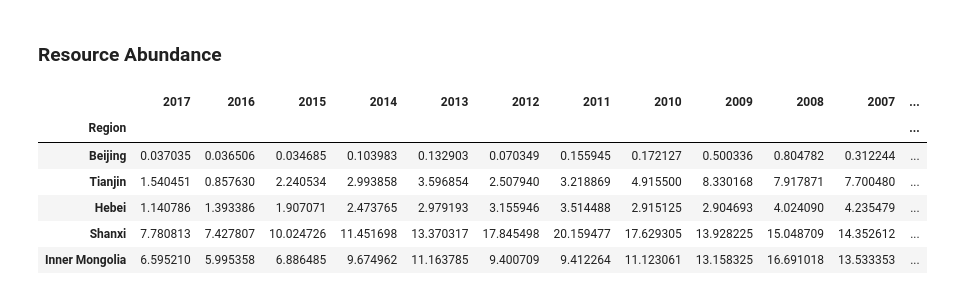
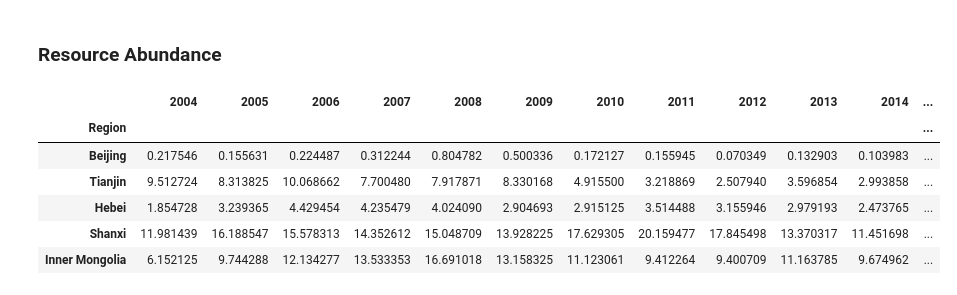
Before and after one commit to KaylaBai/Dissertation, a Jupyter notebook: Dissertation.ipynb, the cells around one changed output. Saved outputs shown, nothing was run; the diff lists cells and outputs as text; code cells hidden in the pictures.

```diff
--- a/Dissertation.ipynb
+++ b/Dissertation.ipynb
@@ -163,24 +161,23 @@ plt.show()
 # %% [markdown]
 ### Resource Abundance
-# %%
-import pandas as pd
-
-# 读取采矿业固定资产投资数据
-inv_mining = pd.read_csv('./0725data/fixedinv_mining.csv', index_col='Region')
-
-# 读取全社会固定资产总投资数据
-inv_all = pd.read_csv('./0725data/fixedinv_all.csv', index_col='Region')
-
-# 计算每一年各省采矿业固定资产投资占总投资的比重
-d = inv_mining.div(inv_all) * 100
-
-# 打印结果
-d.head()
-# %% [output]
-|  | 2017 | 2016 | 2015 | 2014 | 2013 | 2012 | 2011 | 2010 | 2009 | 2008 | 2007 | ... |
-| Region |  |  |  |  |  |  |  |  |  |  |  | ... |
-| Beijing | 0.037035 | 0.036506 | 0.034685 | 0.103983 | 0.132903 | 0.070349 | 0.155945 | 0.172127 | 0.500336 | 0.804782 | 0.312244 | ... |
-| Tianjin | 1.540451 | 0.857630 | 2.240534 | 2.993858 | 3.596854 | 2.507940 | 3.218869 | 4.915500 | 8.330168 | 7.917871 | 7.700480 | ... |
-| Hebei | 1.140786 | 1.393386 | 1.907071 | 2.473765 | 2.979193 | 3.155946 | 3.514488 | 2.915125 | 2.904693 | 4.024090 | 4.235479 | ... |
-| Shanxi | 7.780813 | 7.427807 | 10.024726 | 11.451698 | 13.370317 | 17.845498 | 20.159477 | 17.629305 | 13.928225 | 15.048709 | 14.352612 | ... |
-| Inner Mongolia | 6.595210 | 5.995358 | 6.886485 | 9.674962 | 11.163785 | 9.400709 | 9.412264 | 11.123061 | 13.158325 | 16.691018 | 13.533353 | ... |
+# %%
+# Read data
+inv_mining = pd.read_csv('https://raw.githubusercontent.com/KaylaBai/Dissertation/main/Data/fixedinv_mining.csv', index_col='Region')
+inv_all = pd.read_csv('https://raw.githubusercontent.com/KaylaBai/Dissertation/main/Data/fixedinv_all.csv', index_col='Region')
+
+inv_mining = inv_mining.iloc[:, ::-1]
+inv_all = inv_all.iloc[:, ::-1]
+
+# Calculate the proportion of fixed investment in mining to total fixed investment for each year and province
+RE = inv_mining.div(inv_all) * 100
+
+# check the result
+RE.head()
+# %% [output]
+|  | 2004 | 2005 | 2006 | 2007 | 2008 | 2009 | 2010 | 2011 | 2012 | 2013 | 2014 | ... |
+| Region |  |  |  |  |  |  |  |  |  |  |  | ... |
+| Beijing | 0.217546 | 0.155631 | 0.224487 | 0.312244 | 0.804782 | 0.500336 | 0.172127 | 0.155945 | 0.070349 | 0.132903 | 0.103983 | ... |
+| Tianjin | 9.512724 | 8.313825 | 10.068662 | 7.700480 | 7.917871 | 8.330168 | 4.915500 | 3.218869 | 2.507940 | 3.596854 | 2.993858 | ... |
+| Hebei | 1.854728 | 3.239365 | 4.429454 | 4.235479 | 4.024090 | 2.904693 | 2.915125 | 3.514488 | 3.155946 | 2.979193 | 2.473765 | ... |
+| Shanxi | 11.981439 | 16.188547 | 15.578313 | 14.352612 | 15.048709 | 13.928225 | 17.629305 | 20.159477 | 17.845498 | 13.370317 | 11.451698 | ... |
+| Inner Mongolia | 6.152125 | 9.744288 | 12.134277 | 13.533353 | 16.691018 | 13.158325 | 11.123061 | 9.412264 | 9.400709 | 11.163785 | 9.674962 | ... |
```
Also changed, not shown: parts of 19 cells of this notebook.
